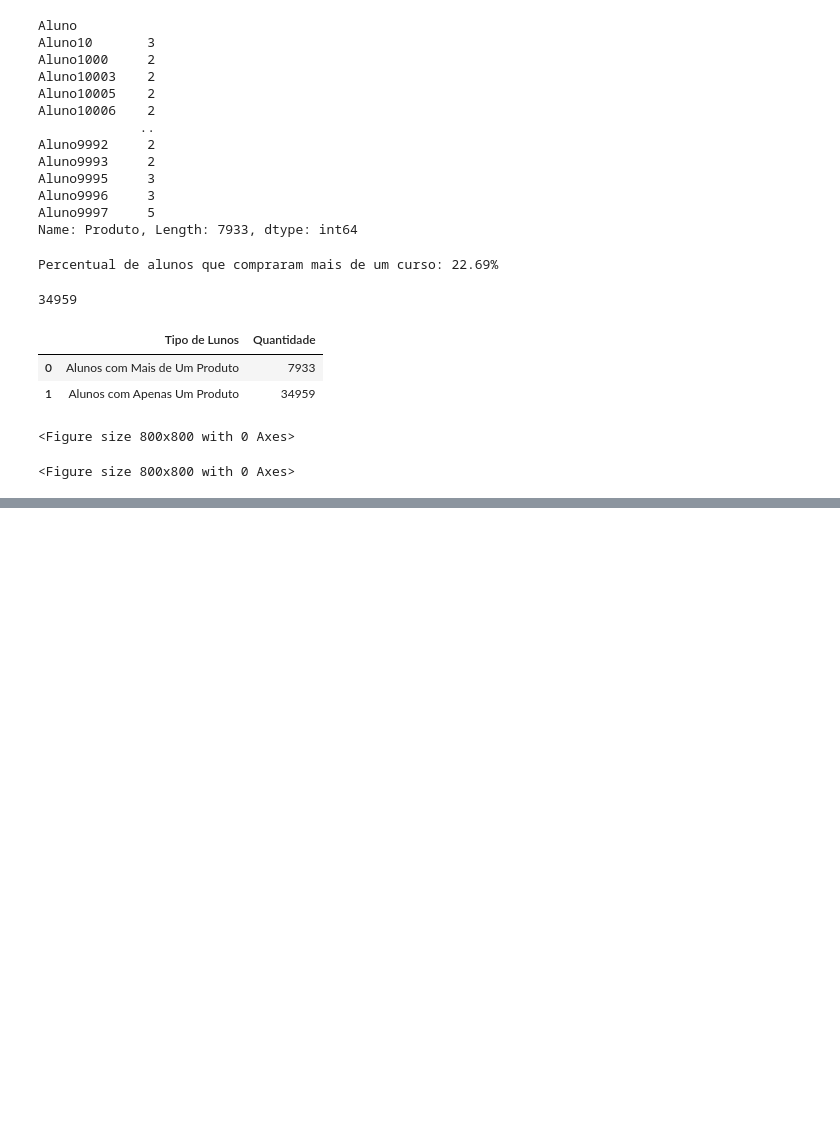
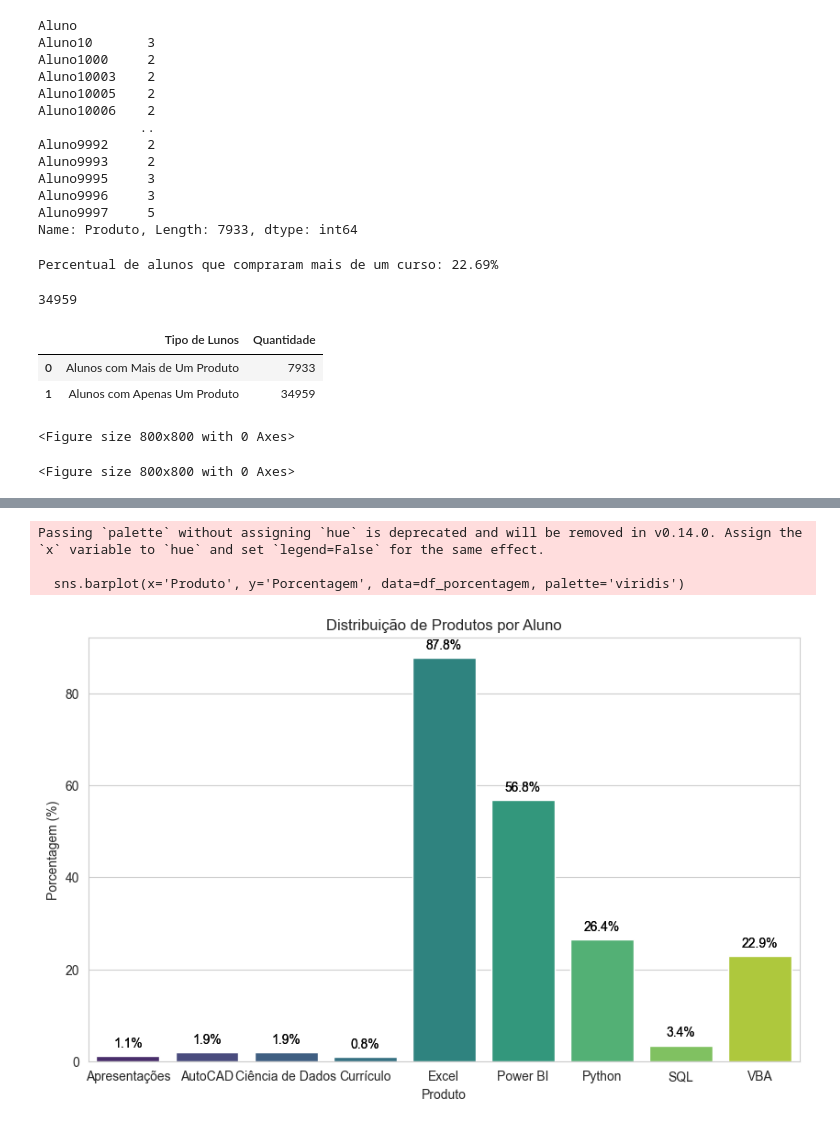
Before and after one commit to Wanderson-Goncalves/Desafio_Analise_de_Dados_de_Processo_Seletivo, a Jupyter notebook: analise_dados.ipynb, the cells around one changed output, grey strips where cells are left out. Drawn from its saved outputs; the diff is of its cells as text; code cells hidden in the pictures; blank space fills up the shorter version.

```diff
--- a/analise_dados.ipynb
+++ b/analise_dados.ipynb
@@ -143,0 +155,5 @@ plt.show()
+# %%
+# Calculando a distribuição de produtos
+# e ordenando por índice
+distribuicao_produtos = df['Produto'].value_counts().sort_index()
+distribuicao_produtos
@@ -143,0 +176,3 @@ plt.show()
+# %%
+porcertagem_distribuição_produtos = (distribuicao_produtos / total_de_alunos_unicos) * 100
+porcertagem_distribuição_produtos
@@ -143,0 +191,6 @@ plt.show()
+# %%
+# Criando um DataFrame para porcentagens
+df_porcentagem = porcertagem_distribuição_produtos.reset_index()
+df_porcentagem.columns = ['Produto', 'Porcentagem']
+# Exibindo o DataFrame com porcentagens
+df_porcentagem
@@ -143,0 +208,22 @@ plt.show()
+# %%
+# Plotando o gráfico de barras
+sns.set_style("whitegrid")
+plt.figure(figsize=(10, 6))
+sns.barplot(x='Produto', y='Porcentagem', data=df_porcentagem, palette='viridis')
+ax = sns.barplot(x='Produto', y='Porcentagem', data=df_porcentagem,palette='viridis', hue='Produto', legend=False)
+
+# Adicionando rótulos de porcentagem acima das barras
+for p in ax.patches:
+    ax.annotate(f'{p.get_height():.1f}%',
+                (p.get_x() + p.get_width() / 2., p.get_height()),
+                ha='center', va='center', xytext=(0, 10), textcoords='offset points',
+                fontsize=10, color='black')
+plt.title('Distribuição de Produtos por Aluno')
+plt.xlabel('Produto')
+plt.ylabel('Porcentagem (%)')
+plt.show()
+# %% [output]
+Passing `palette` without assigning `hue` is deprecated and will be removed in v0.14.0. Assign the `x` variable to `hue` and set `legend=False` for the same effect.
+
+  sns.barplot(x='Produto', y='Porcentagem', data=df_porcentagem, palette='viridis')
+[figure, added]
```
Also changed, not shown: parts of 7 cells of this notebook.
